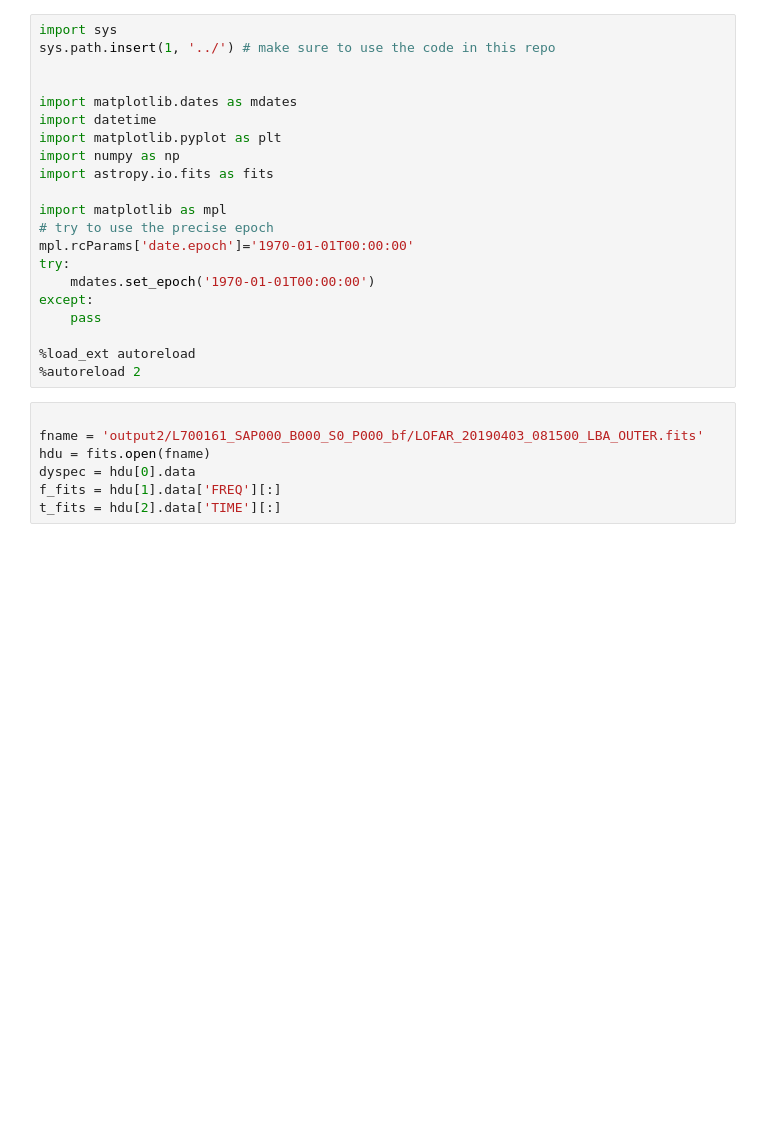
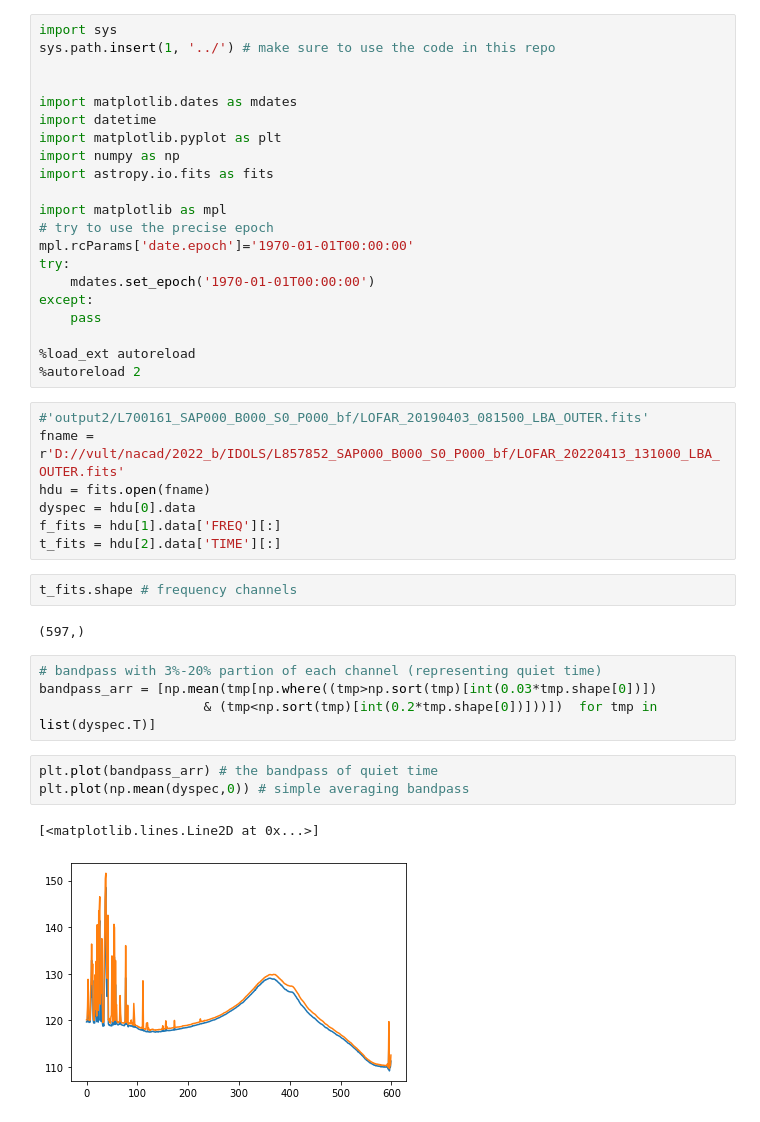
Before and after one commit to peijin94/LOFAR-Sun-tools, a Jupyter notebook: demo/demo_fits_dyspec.ipynb, the cells around one changed output. Saved outputs shown, nothing was run; the diff lists cells and outputs as text; blank space fills up the shorter version.

```diff
--- a/demo/demo_fits_dyspec.ipynb
+++ b/demo/demo_fits_dyspec.ipynb
@@ -20,10 +20,24 @@ except:
 %load_ext autoreload
 %autoreload 2
 # %%
-
-fname = 'output2/L700161_SAP000_B000_S0_P000_bf/LOFAR_20190403_081500_LBA_OUTER.fits'
+#'output2/L700161_SAP000_B000_S0_P000_bf/LOFAR_20190403_081500_LBA_OUTER.fits'
+fname = r'D://vult/nacad/2022_b/IDOLS/L857852_SAP000_B000_S0_P000_bf/LOFAR_20220413_131000_LBA_OUTER.fits'
 hdu = fits.open(fname)
 dyspec = hdu[0].data
 f_fits = hdu[1].data['FREQ'][:]
 t_fits = hdu[2].data['TIME'][:]
+# %%
+t_fits.shape # frequency channels
+# %% [output]
+(597,)
+# %%
+# bandpass with 3%-20% partion of each channel (representing quiet time)
+bandpass_arr = [np.mean(tmp[np.where((tmp>np.sort(tmp)[int(0.03*tmp.shape[0])])
+                     & (tmp<np.sort(tmp)[int(0.2*tmp.shape[0])]))])  for tmp in list(dyspec.T)]
+# %%
+plt.plot(bandpass_arr) # the bandpass of quiet time
+plt.plot(np.mean(dyspec,0)) # simple averaging bandpass
+# %% [output]
+[<matplotlib.lines.Line2D at 0x...>]
+[figure, added]
 # %%
```
Also changed, not shown: parts of 3 cells of this notebook.
